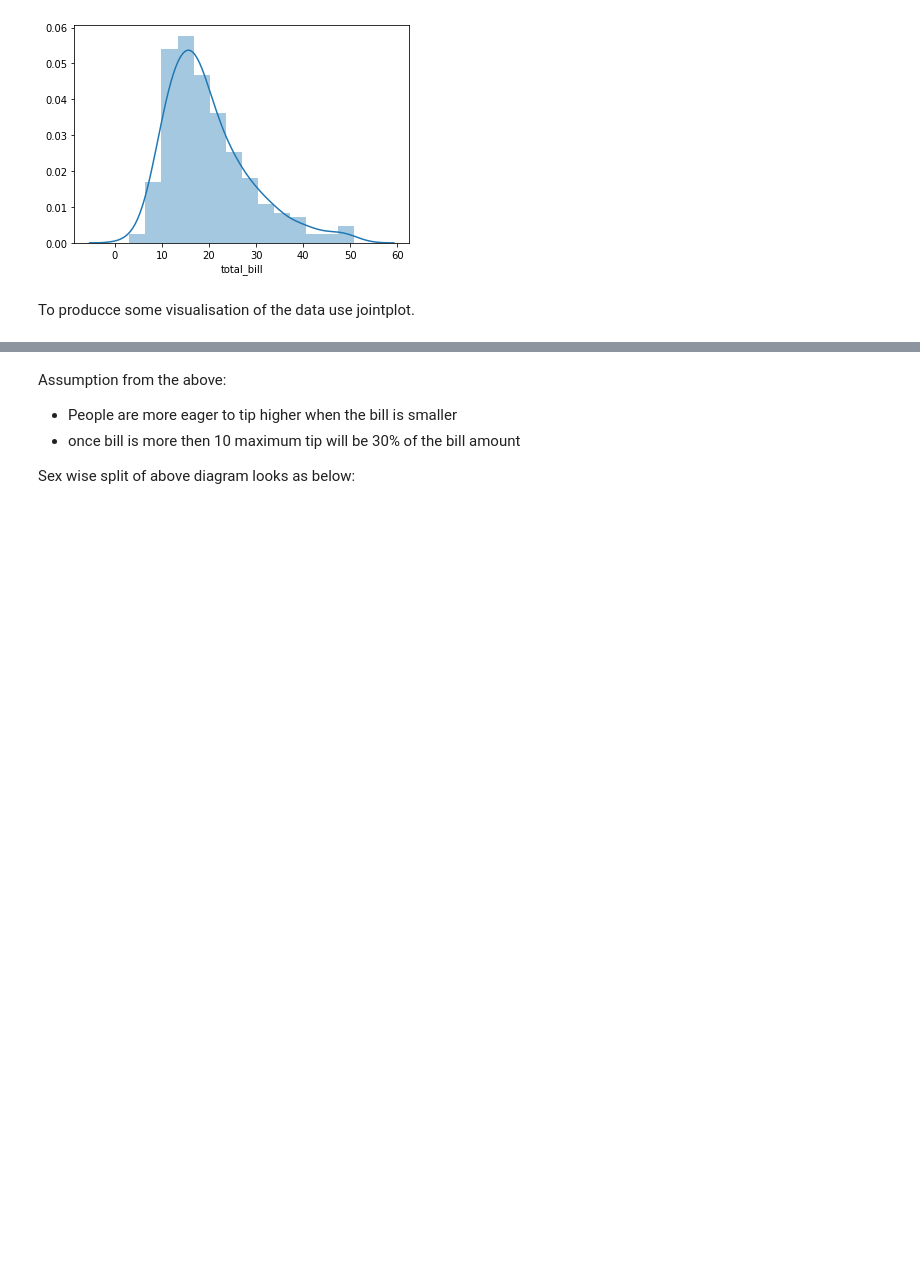
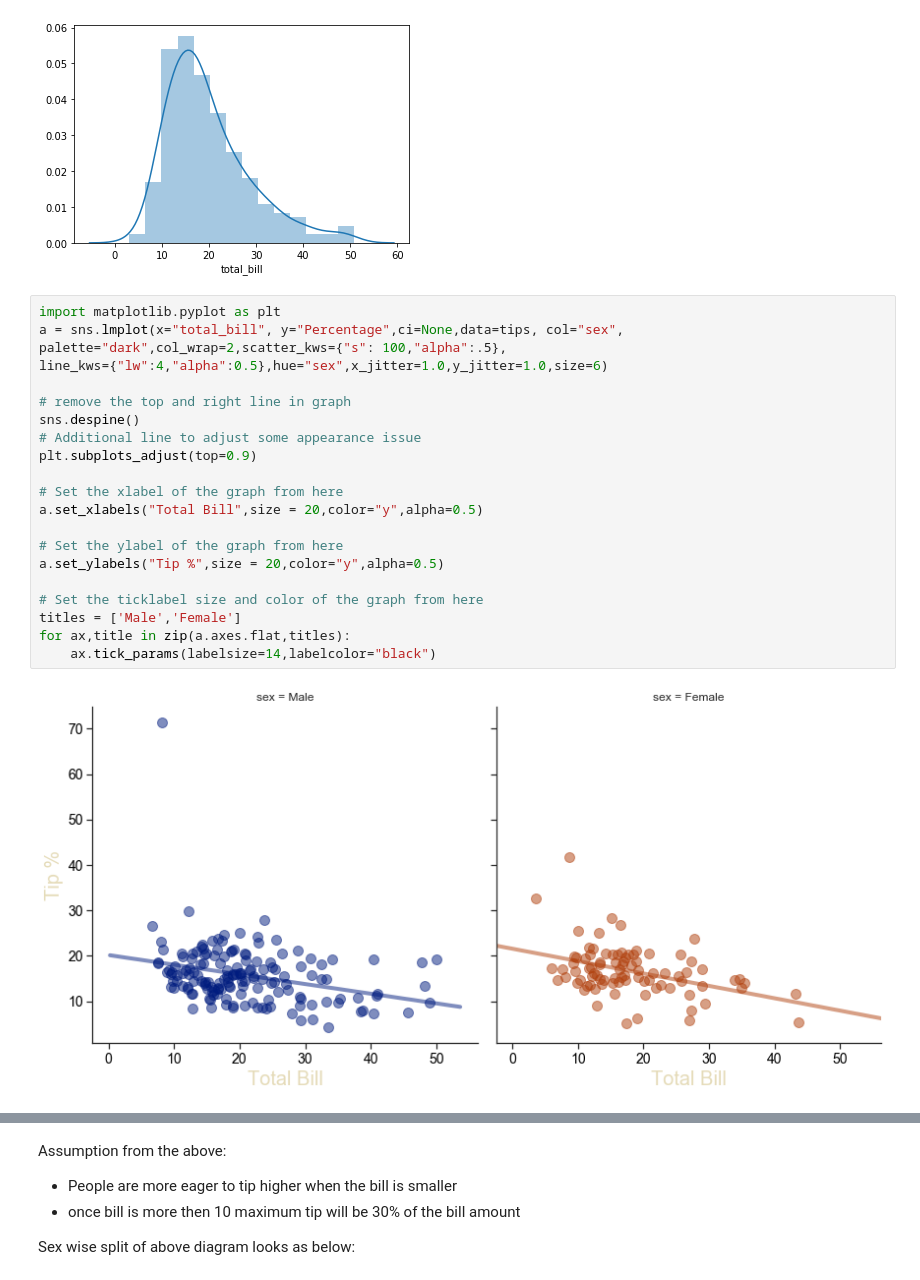
Before and after one commit to kmieluu/Collatz, a Jupyter notebook: Fundamentals of Data Analysis.ipynb, the cells around one changed output, grey strips where cells are left out. Cells and saved outputs as stored; diff of their text form; blank space fills up the shorter version.

```diff
--- a/Fundamentals of Data Analysis.ipynb
+++ b/Fundamentals of Data Analysis.ipynb
@@ -135,5 +136,26 @@ sns.distplot(tips.total_bill)
 # %% [output]
 <matplotlib.axes._subplots.AxesSubplot at 0x...>
 [figure]
-# %% [markdown]
-To producce some visualisation of the data use jointplot.
+# %%
+import matplotlib.pyplot as plt
+a = sns.lmplot(x="total_bill", y="Percentage",ci=None,data=tips, col="sex",
+palette="dark",col_wrap=2,scatter_kws={"s": 100,"alpha":.5},
+line_kws={"lw":4,"alpha":0.5},hue="sex",x_jitter=1.0,y_jitter=1.0,size=6)
+
+# remove the top and right line in graph
+sns.despine()
+# Additional line to adjust some appearance issue
+plt.subplots_adjust(top=0.9)
+
+# Set the xlabel of the graph from here
+a.set_xlabels("Total Bill",size = 20,color="y",alpha=0.5)
+
+# Set the ylabel of the graph from here
+a.set_ylabels("Tip %",size = 20,color="y",alpha=0.5)
+
+# Set the ticklabel size and color of the graph from here
+titles = ['Male','Female']
+for ax,title in zip(a.axes.flat,titles):
+    ax.tick_params(labelsize=14,labelcolor="black")
+# %% [output]
+[figure, added]
```
Also changed, not shown: parts of 22 cells of this notebook, 1 other file.
